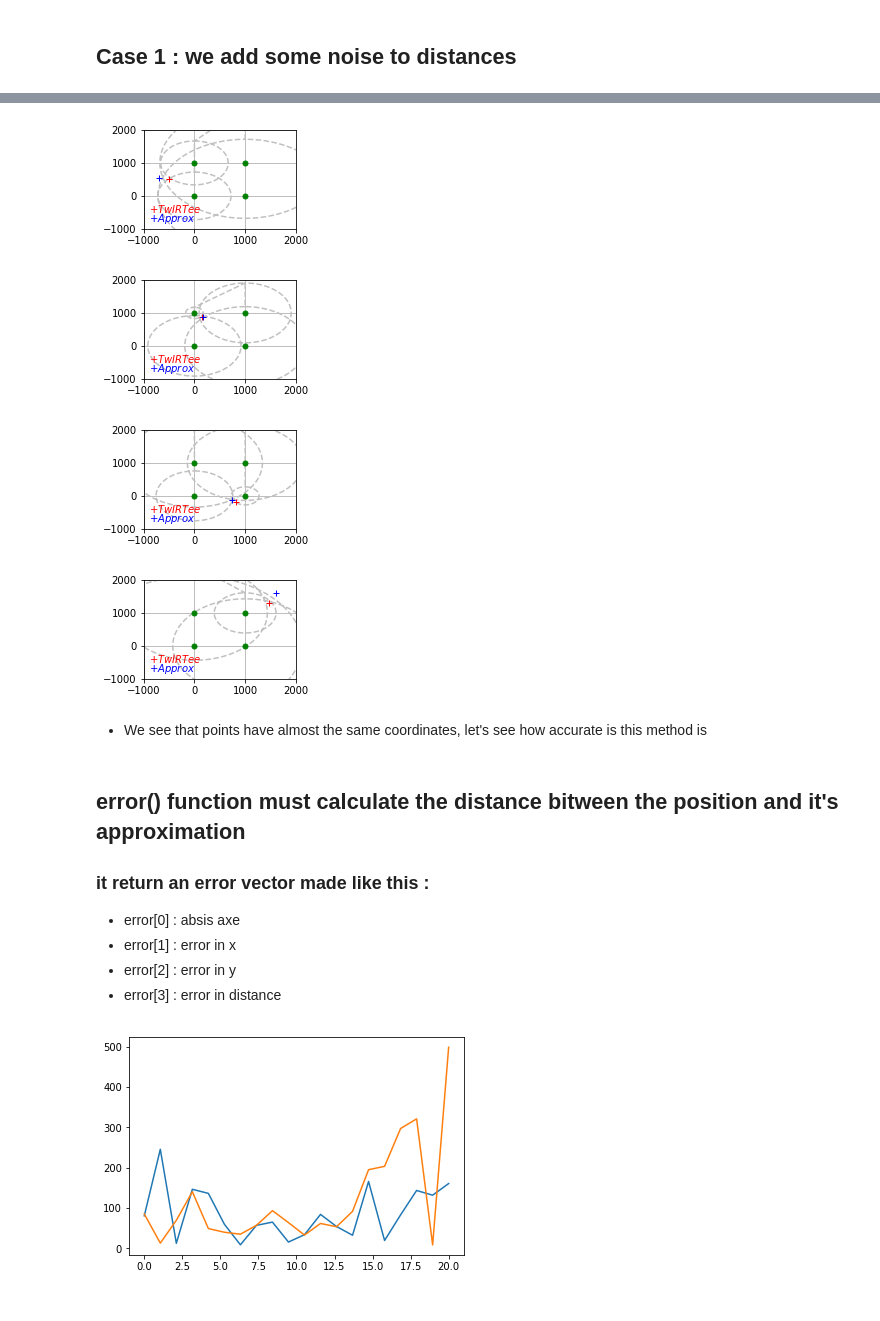
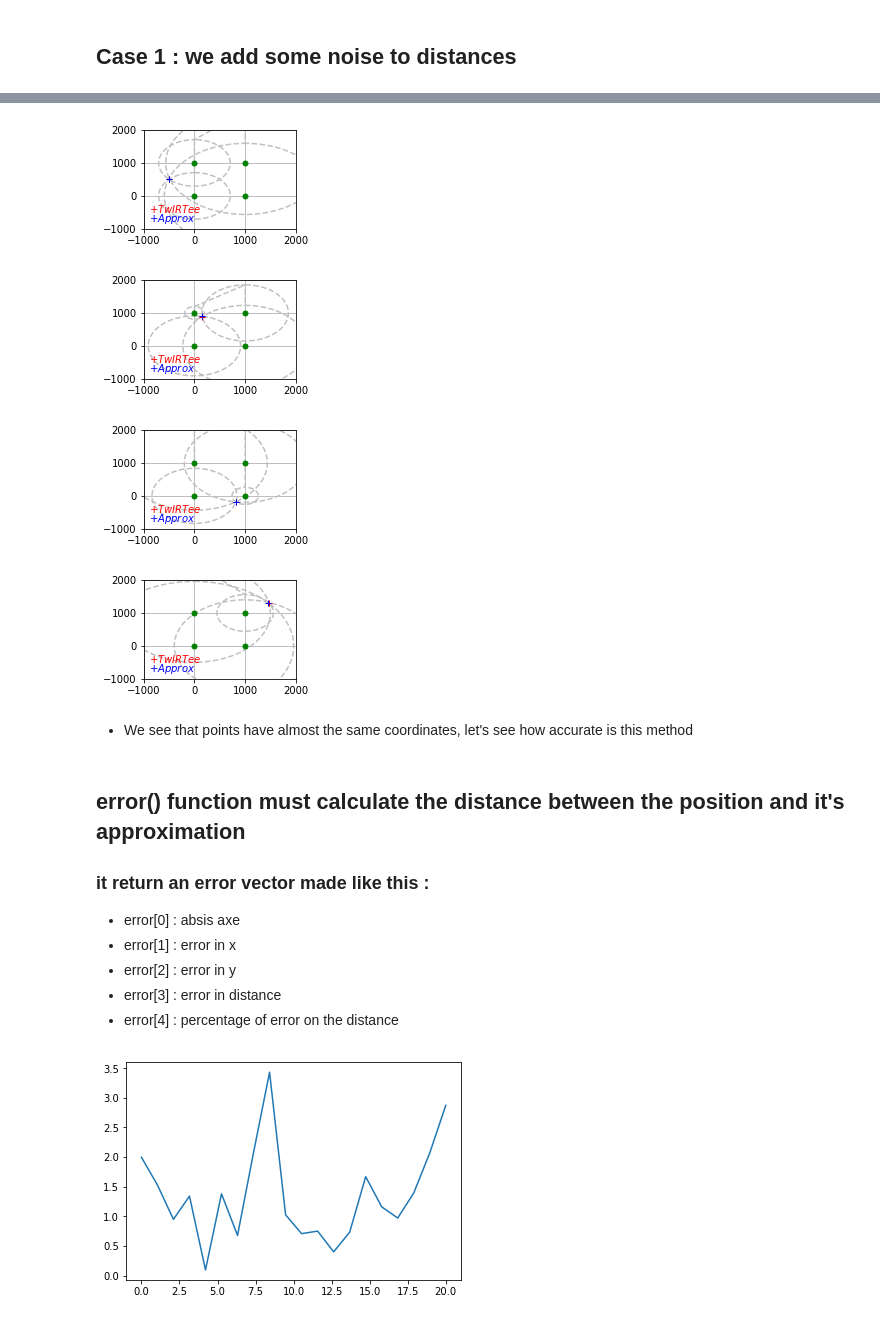
Before and after one commit to SamiEzz/TWIRTEE-IRT, a Jupyter notebook: trilaterationSimulation.ipynb, the cells around one changed output, grey strips where cells are left out. Cells and saved outputs as stored; diff of their text form; code cells hidden in the pictures.

```diff
--- a/trilaterationSimulation.ipynb
+++ b/trilaterationSimulation.ipynb
@@ -33,6 +40,8 @@ def anchorsPosition(delta):
 	_Yaux=[0,delta,delta,0]
 	_position=[_Xaux,_Yaux]
 	return _position;
+
+vector=anchorsPosition(5000)
 # %%
 def drawCercles(vector,_R):
 	teta=linspace(0,2*pi,720);
@@ -85,7 +87,6 @@ robot=robotMove(max,npoints)
 # %% [markdown]
 * 1er cas de figure :mesures parfaites
 # %%
-vector=anchorsPosition(1000)
 
 plt.figure(1)
 plt.title("Robot trajectory")
@@ -190,8 +191,9 @@ def computeXY(ray,anchorsVector):
 #x=computeXY(mesuredRay,vector)
 #x[0]
 # %%
+
+
 plt.figure(3)
-plt.title("Cas parfait de la méthode de trilatération")
 
 for j in range(4):
     plt.subplot(221+j)
@@ -200,7 +202,7 @@ for j in range(4):
     position.append(robot[1][5*j])
 
     ray=rightRayons(position,vector);
-    mesuredRay=distanceSensors(0.1,ray);
+    mesuredRay=distanceSensors(rate,ray);
     aprox=computeXY(mesuredRay,vector);
     cercles = drawCercles(vector,mesuredRay);
 
@@ -218,44 +220,49 @@ for j in range(4):
     plt.grid(True)
     plt.show()
 # %% [output]
-[figure, old version]
+[figure, new version]
 [figure]
-[figure, old version]
+[figure, new version]
-[figure, old version]
+[figure, new version]
 # %% [markdown]
-* We see that points have almost the same coordinates, let's see how accurate is this method is
+* We see that points have almost the same coordinates, let's see how accurate is this method
 # %% [markdown]
-## error() function must calculate the distance bitween the position and it's approximation
+## error() function must calculate the distance between the position and it's approximation
 ### it return an error vector made like this :
 * error[0] : absis axe
 * error[1] : error in x
 * error[2] : error in y
 * error[3] : error in distance
+* error[4] : percentage of error on the distance
 # %%
 
 def error(robot,vector):
-    error=[[],[],[]]
+    error=[[],[],[],[],[]]
 
     for j in range(len(robot[0])):
+
         position=[]
         position.append(robot[0][j])
         position.append(robot[1][j])
         ray=rightRayons(position,vector)
-        mesuredRay=distanceSensors(0.1,ray)
+        mesuredRay=distanceSensors(rate,ray)
         approx=computeXY(mesuredRay,vector)
+
         error[0]=linspace(0,len(robot[0]),len(robot[0]))
         error[1].append(abs(robot[0][j]-approx[0]))
         error[2].append(abs(robot[1][j]-approx[1]))
-        error[2].append((robot[1][j]-approx[1])**2+)
+        error[3].append(sqrt((robot[0][j]-approx[0])**2 + (robot[1][j]-approx[1])**2))
+        error[4].append(100*error[3][j]/(sqrt((robot[0][j])**2 + (robot[1][j])**2)))
 
 
     return error
 # %%
-axe=linspace(0,len(robot[0]),len(robot[0]))
 x=error(robot,vector)
+plt.figure(4)
+#plt.plot(x[0],x[1])
+#plt.plot(x[0],x[2])
+plt.plot(x[0],x[4],)
 
-plt.plot(x[0],x[1])
-plt.plot(x[0],x[2])
 plt.show()
 # %% [output]
-[figure, old version]
+[figure, new version]
```
Also changed, not shown: parts of 6 cells of this notebook.
